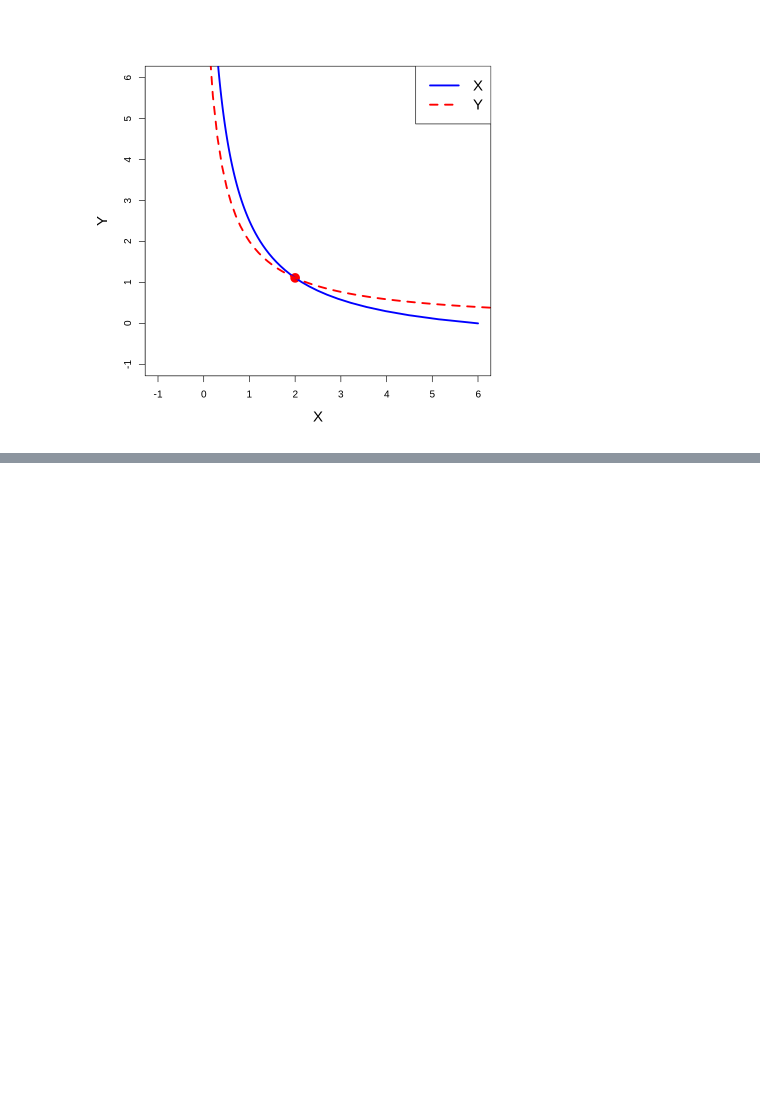
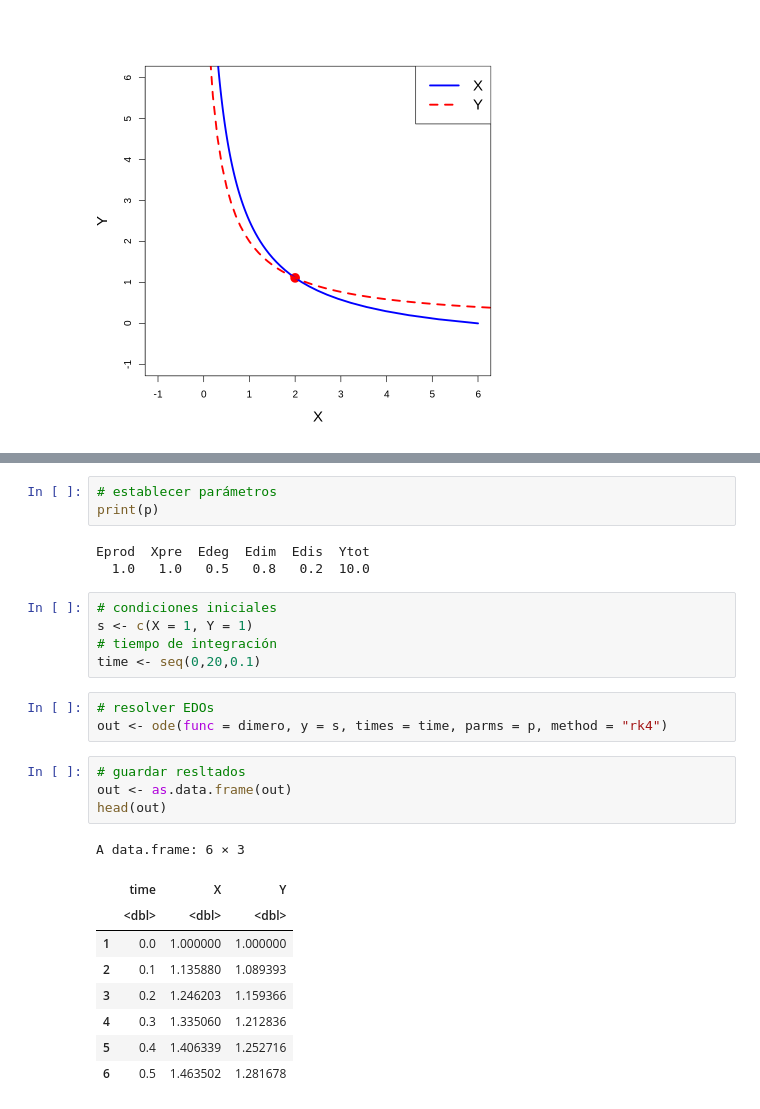
Before and after one commit to sysbio-unam/practicas-computacionales, a Jupyter notebook: ejemplo_de_juguete.ipynb, the cells around one changed output, grey strips where cells are left out. Drawn from its saved outputs; the diff is of its cells as text; blank space fills up the shorter version.

```diff
--- a/ejemplo_de_juguete.ipynb
+++ b/ejemplo_de_juguete.ipynb
@@ -1027,0 +1074,28 @@ Dado que la traza es negativa y el determinante positivo se tiene que ambos eige
+# %%
+# establecer parámetros
+print(p)
+# %% [output]
+Eprod  Xpre  Edeg  Edim  Edis  Ytot
+  1.0   1.0   0.5   0.8   0.2  10.0
+# %%
+# condiciones iniciales
+s <- c(X = 1, Y = 1)
+# tiempo de integración
+time <- seq(0,20,0.1)
+# %%
+# resolver EDOs
+out <- ode(func = dimero, y = s, times = time, parms = p, method = "rk4")
+# %%
+# guardar resltados
+out <- as.data.frame(out)
+head(out)
+# %% [output]
+A data.frame: 6 × 3
+|  | time | X | Y |
+|  | <dbl> | <dbl> | <dbl> |
+| 1 | 0.0 | 1.000000 | 1.000000 |
+| 2 | 0.1 | 1.135880 | 1.089393 |
+| 3 | 0.2 | 1.246203 | 1.159366 |
+| 4 | 0.3 | 1.335060 | 1.212836 |
+| 5 | 0.4 | 1.406339 | 1.252716 |
+| 6 | 0.5 | 1.463502 | 1.281678 |
```
Also changed, not shown: parts of 20 cells of this notebook.
